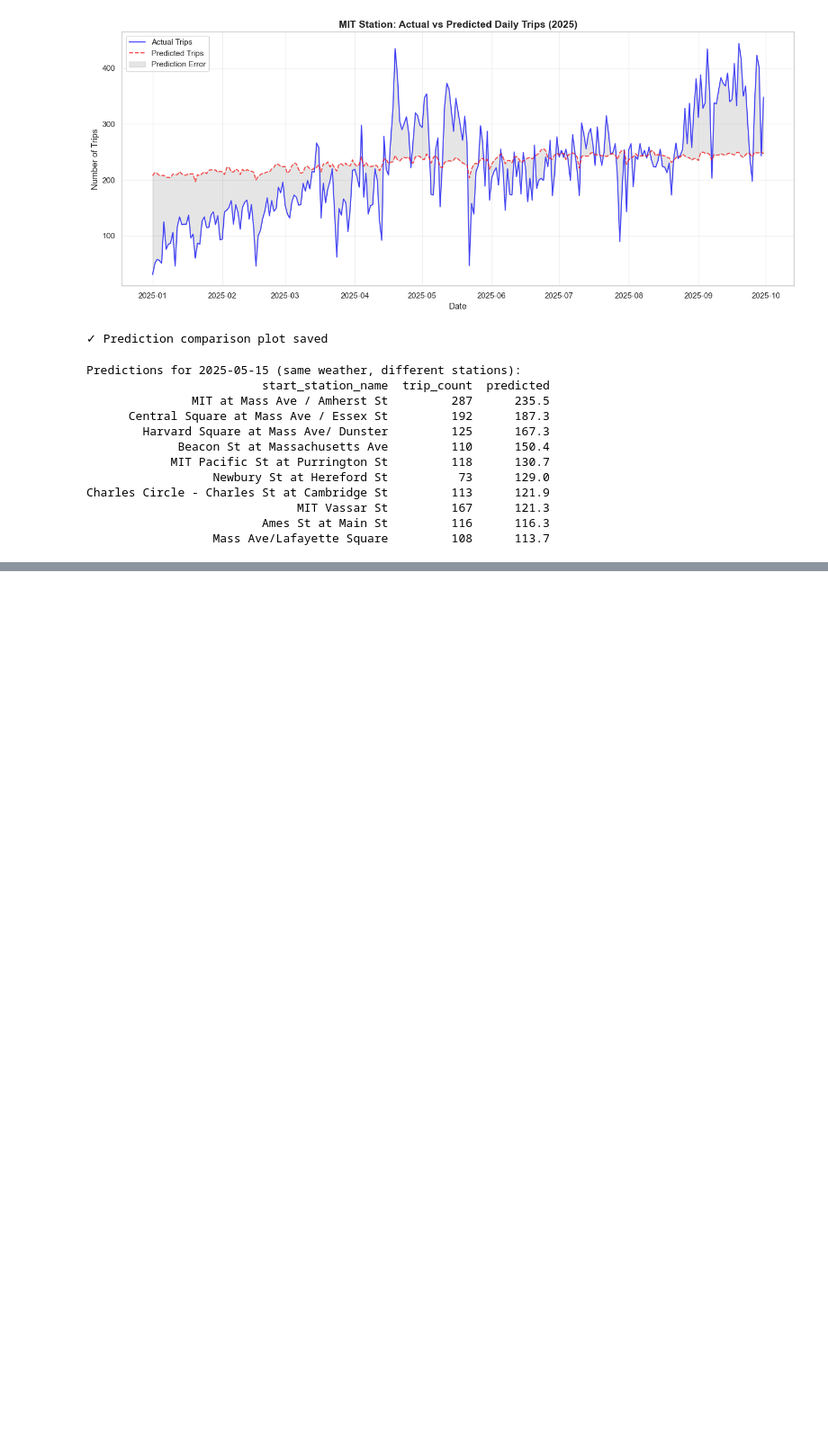
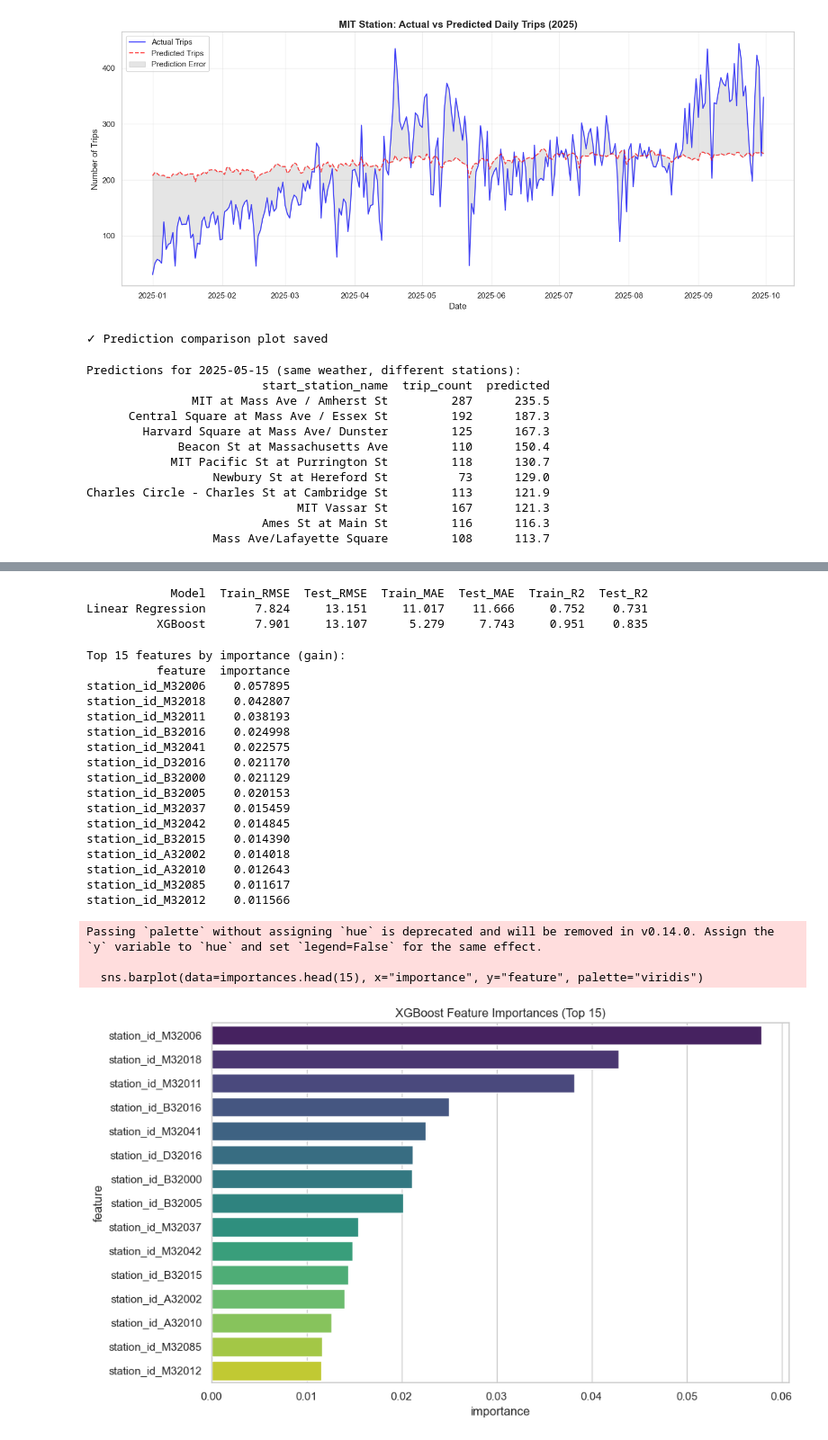
Before and after one commit to julianl05/506-final-project, a Jupyter notebook: notebooks/linear_modeling.ipynb, the cells around one changed output, grey strips where cells are left out. Shown at 90% size. Saved outputs shown, nothing was run; the diff lists cells and outputs as text; code cells hidden in the pictures; blank space fills up the shorter version.

Commit message:
added xgboost implementation

```diff
--- a/notebooks/linear_modeling.ipynb
+++ b/notebooks/linear_modeling.ipynb
@@ -519,0 +635,67 @@ Basically, each station learned "I'm typically busy/quiet" rather than learning
+# %%
+# Side-by-side comparison vs Linear Regression
+comparison = pd.DataFrame([
+    {
+        "Model": "Linear Regression",
+        "Train_RMSE": train_rmse,
+        "Test_RMSE": test_rmse,
+        "Train_MAE": train_mae,
+        "Test_MAE": test_mae,
+        "Train_R2": train_r2,
+        "Test_R2": test_r2,
+    },
+    {
+        "Model": "XGBoost",
+        "Train_RMSE": xgb_train_rmse,
+        "Test_RMSE": xgb_test_rmse,
+        "Train_MAE": xgb_train_mae,
+        "Test_MAE": xgb_test_mae,
+        "Train_R2": xgb_train_r2,
+        "Test_R2": xgb_test_r2,
+    },
+])
+
+cols = ["Train_RMSE", "Test_RMSE", "Train_MAE", "Test_MAE", "Train_R2", "Test_R2"]
+comparison[cols] = comparison[cols].round(3)
+print(comparison.to_string(index=False))
+# %% [output]
+            Model  Train_RMSE  Test_RMSE  Train_MAE  Test_MAE  Train_R2  Test_R2
+Linear Regression       7.824     13.151     11.017    11.666     0.752    0.731
+          XGBoost       7.901     13.107      5.279     7.743     0.951    0.835
+# %%
+# Top feature importances from XGBoost (gain-based)
+importances = pd.DataFrame({
+    "feature": X_train.columns,
+    "importance": xgb_model.feature_importances_,
+}).sort_values("importance", ascending=False)
+
+print("Top 15 features by importance (gain):")
+print(importances.head(15).to_string(index=False))
+
+plt.figure(figsize=(10, 6))
+sns.barplot(data=importances.head(15), x="importance", y="feature", palette="viridis")
+plt.title("XGBoost Feature Importances (Top 15)")
+plt.tight_layout()
+plt.show()
+# %% [output]
+Top 15 features by importance (gain):
+          feature  importance
+station_id_M32006    0.057895
+station_id_M32018    0.042807
+station_id_M32011    0.038193
+station_id_B32016    0.024998
+station_id_M32041    0.022575
+station_id_D32016    0.021170
+station_id_B32000    0.021129
+station_id_B32005    0.020153
+station_id_M32037    0.015459
+station_id_M32042    0.014845
+station_id_B32015    0.014390
+station_id_A32002    0.014018
+station_id_A32010    0.012643
+station_id_M32085    0.011617
+station_id_M32012    0.011566
+Passing `palette` without assigning `hue` is deprecated and will be removed in v0.14.0. Assign the `y` variable to `hue` and set `legend=False` for the same effect.
+
+  sns.barplot(data=importances.head(15), x="importance", y="feature", palette="viridis")
+[figure, added]
```
Also changed, not shown: parts of 10 cells of this notebook, 3 other files.
